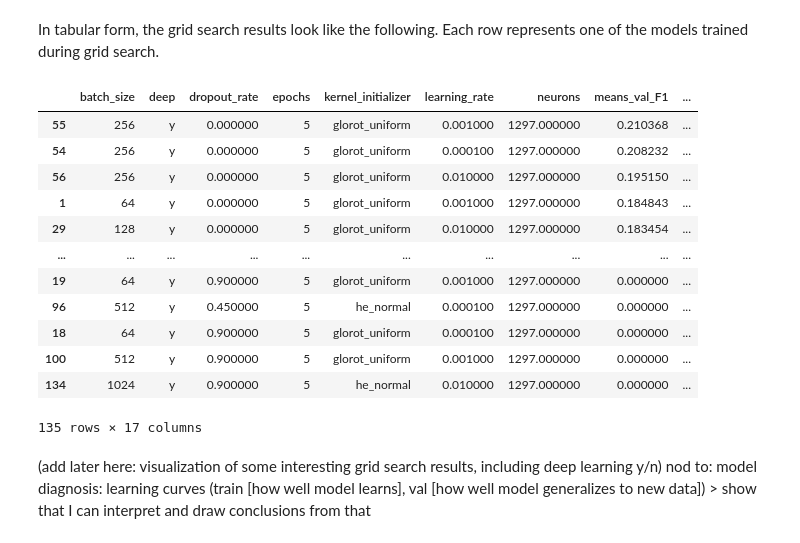
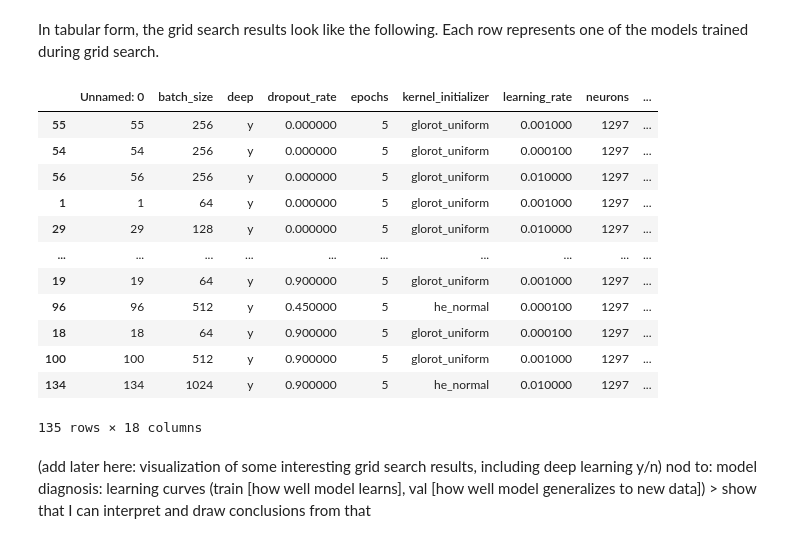
Before and after one commit to marc-feldmann/CustomerChurnPrediction, a Jupyter notebook: report.ipynb, the cells around one changed output. Drawn from its saved outputs; the diff is of its cells as text; code cells hidden in the pictures.

```diff
--- a/report.ipynb
+++ b/report.ipynb
@@ -640,22 +644,22 @@ results.to_excel(filename)
 # %% [markdown]
 In tabular form, the grid search results look like the following. Each row represents one of the models trained during grid search.
 # %%
-# results = pd.read_excel("C:\\Users\\marc.feldmann\\Documents\\data_science_local\\CustomerChurnPrediction\\results\\hyparam_opt\\FNN_clf_GSresults_param_bundle3_grid_09_08_2022__21_38_02.xlsx")
+results = pd.read_excel("C:\\Users\\marc.feldmann\\Documents\\data_science_local\\CustomerChurnPrediction\\results\\hyparam_opt\\FNN_clf_GSresults_hyparam_grid_27_08_2022__13_04_19.xlsx")
 results.sort_values('means_val_F1', ascending=False)
 # %% [output]
-|  | batch_size | deep | dropout_rate | epochs | kernel_initializer | learning_rate | neurons | means_val_F1 | ... |
-| 55 | 256 | y | 0.000000 | 5 | glorot_uniform | 0.001000 | 1297.000000 | 0.210368 | ... |
-| 54 | 256 | y | 0.000000 | 5 | glorot_uniform | 0.000100 | 1297.000000 | 0.208232 | ... |
-| 56 | 256 | y | 0.000000 | 5 | glorot_uniform | 0.010000 | 1297.000000 | 0.195150 | ... |
-| 1 | 64 | y | 0.000000 | 5 | glorot_uniform | 0.001000 | 1297.000000 | 0.184843 | ... |
-| 29 | 128 | y | 0.000000 | 5 | glorot_uniform | 0.010000 | 1297.000000 | 0.183454 | ... |
+|  | Unnamed: 0 | batch_size | deep | dropout_rate | epochs | kernel_initializer | learning_rate | neurons | ... |
+| 55 | 55 | 256 | y | 0.000000 | 5 | glorot_uniform | 0.001000 | 1297 | ... |
+| 54 | 54 | 256 | y | 0.000000 | 5 | glorot_uniform | 0.000100 | 1297 | ... |
+| 56 | 56 | 256 | y | 0.000000 | 5 | glorot_uniform | 0.010000 | 1297 | ... |
+| 1 | 1 | 64 | y | 0.000000 | 5 | glorot_uniform | 0.001000 | 1297 | ... |
+| 29 | 29 | 128 | y | 0.000000 | 5 | glorot_uniform | 0.010000 | 1297 | ... |
 | ... | ... | ... | ... | ... | ... | ... | ... | ... | ... |
-| 19 | 64 | y | 0.900000 | 5 | glorot_uniform | 0.001000 | 1297.000000 | 0.000000 | ... |
-| 96 | 512 | y | 0.450000 | 5 | he_normal | 0.000100 | 1297.000000 | 0.000000 | ... |
-| 18 | 64 | y | 0.900000 | 5 | glorot_uniform | 0.000100 | 1297.000000 | 0.000000 | ... |
-| 100 | 512 | y | 0.900000 | 5 | glorot_uniform | 0.001000 | 1297.000000 | 0.000000 | ... |
-| 134 | 1024 | y | 0.900000 | 5 | he_normal | 0.010000 | 1297.000000 | 0.000000 | ... |
+| 19 | 19 | 64 | y | 0.900000 | 5 | glorot_uniform | 0.001000 | 1297 | ... |
+| 96 | 96 | 512 | y | 0.450000 | 5 | he_normal | 0.000100 | 1297 | ... |
+| 18 | 18 | 64 | y | 0.900000 | 5 | glorot_uniform | 0.000100 | 1297 | ... |
+| 100 | 100 | 512 | y | 0.900000 | 5 | glorot_uniform | 0.001000 | 1297 | ... |
+| 134 | 134 | 1024 | y | 0.900000 | 5 | he_normal | 0.010000 | 1297 | ... |
-135 rows × 17 columns
+135 rows × 18 columns
 # %% [markdown]
 (add later here: visualization of some interesting grid search results, including deep learning y/n)
 nod to: model diagnosis: learning curves (train [how well model learns], val [how well model generalizes to new data]) > show that I can interpret and draw conclusions from that
```
Also changed, not shown: parts of 13 cells of this notebook, 1 other file.
